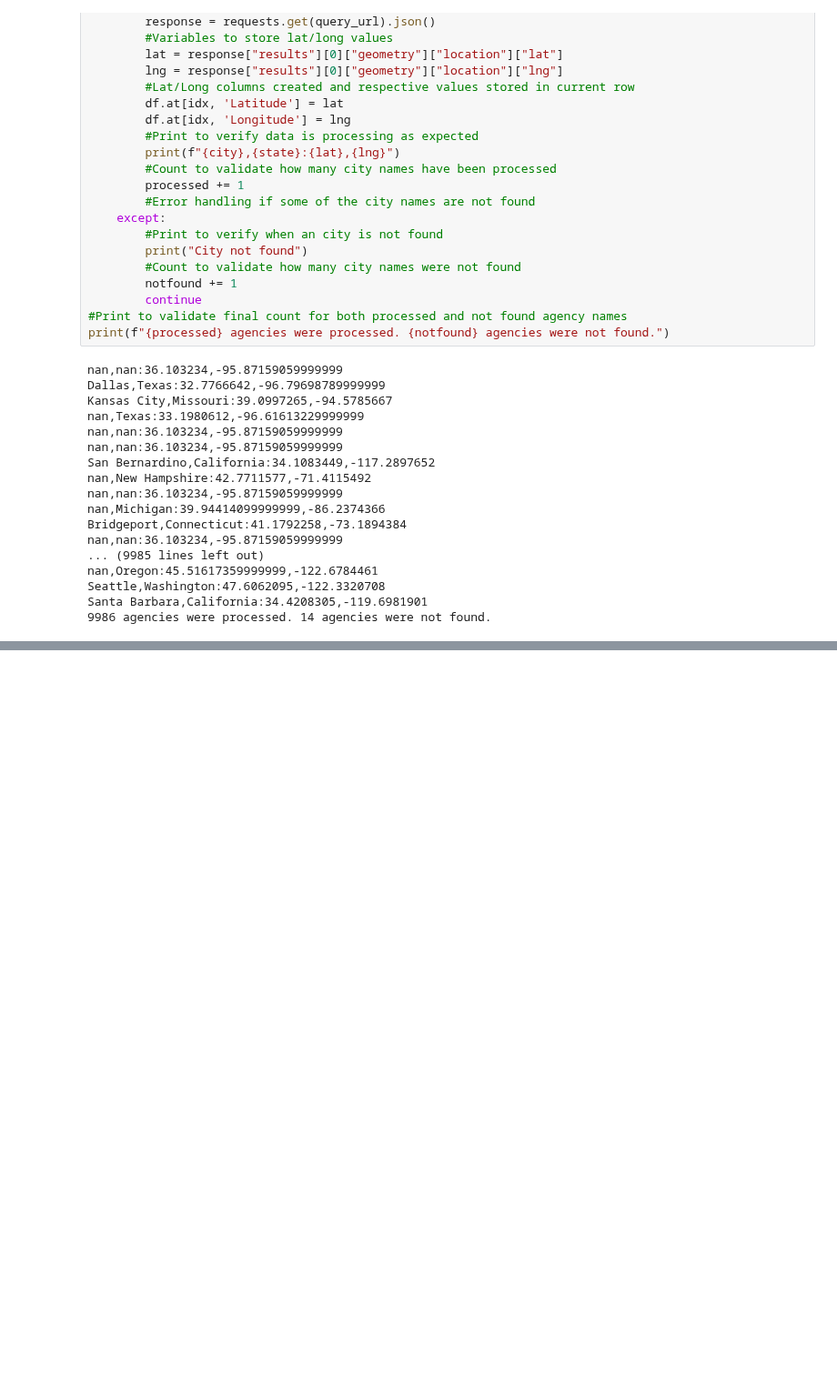
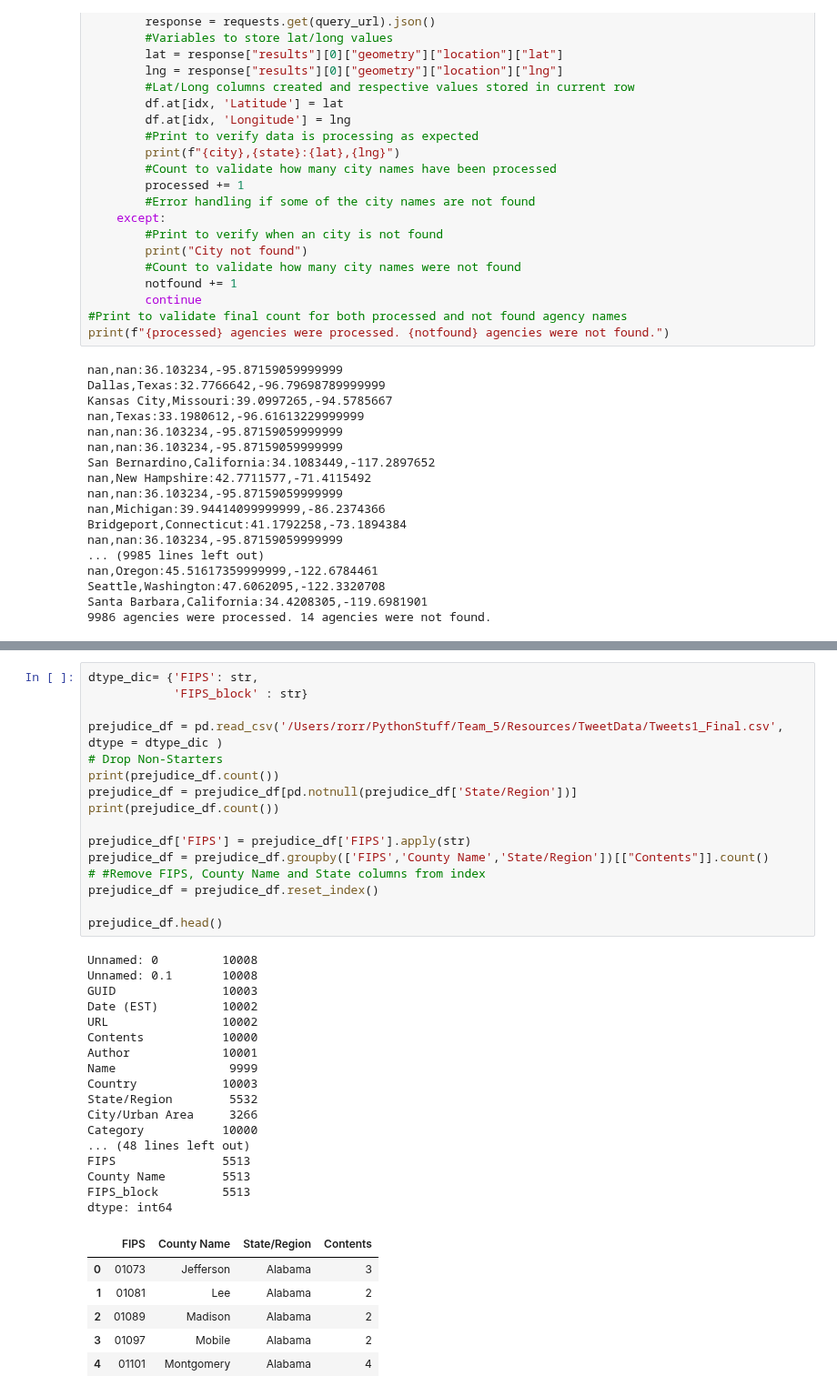
Before and after one commit to jmendiola84/Team_5, a Jupyter notebook: Tweets_1(Prejudice).ipynb, the cells around one changed output, grey strips where cells are left out. Shown at 91% size. Cells and saved outputs as stored; diff of their text form; blank space fills up the shorter version.

```diff
--- a/Tweets_1(Prejudice).ipynb
+++ b/Tweets_1(Prejudice).ipynb
@@ -115,0 +172,40 @@ for (idx, row) in output_list.iterrows():
+# %%
+dtype_dic= {'FIPS': str,
+            'FIPS_block' : str}
+
+prejudice_df = pd.read_csv('/Users/rorr/PythonStuff/Team_5/Resources/TweetData/Tweets1_Final.csv', dtype = dtype_dic )
+# Drop Non-Starters
+print(prejudice_df.count())
+prejudice_df = prejudice_df[pd.notnull(prejudice_df['State/Region'])]
+print(prejudice_df.count())
+
+prejudice_df['FIPS'] = prejudice_df['FIPS'].apply(str)
+prejudice_df = prejudice_df.groupby(['FIPS','County Name','State/Region'])[["Contents"]].count()
+# #Remove FIPS, County Name and State columns from index
+prejudice_df = prejudice_df.reset_index()
+
+prejudice_df.head()
+# %% [output]
+Unnamed: 0         10008
+Unnamed: 0.1       10008
+GUID               10003
+Date (EST)         10002
+URL                10002
+Contents           10000
+Author             10001
+Name                9999
+Country            10003
+State/Region        5532
+City/Urban Area     3266
+Category           10000
+... (48 lines left out)
+FIPS               5513
+County Name        5513
+FIPS_block         5513
+dtype: int64
+|  | FIPS | County Name | State/Region | Contents |
+| 0 | 01073 | Jefferson | Alabama | 3 |
+| 1 | 01081 | Lee | Alabama | 2 |
+| 2 | 01089 | Madison | Alabama | 2 |
+| 3 | 01097 | Mobile | Alabama | 2 |
+| 4 | 01101 | Montgomery | Alabama | 4 |
```
Also changed, not shown: parts of 5 cells of this notebook, 6 other files.
